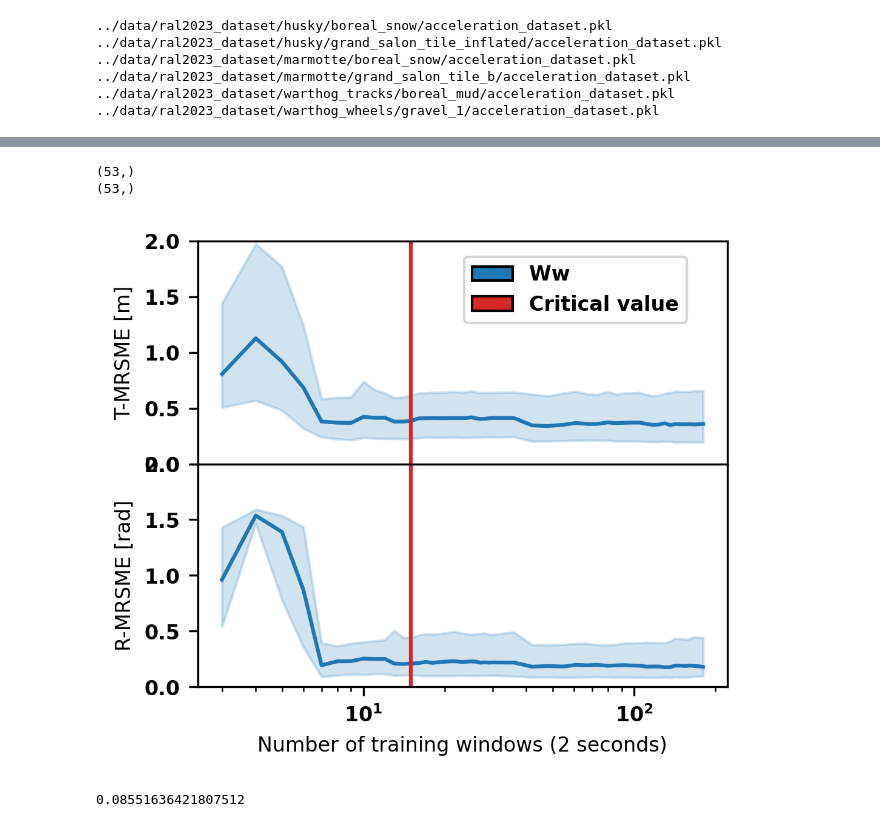
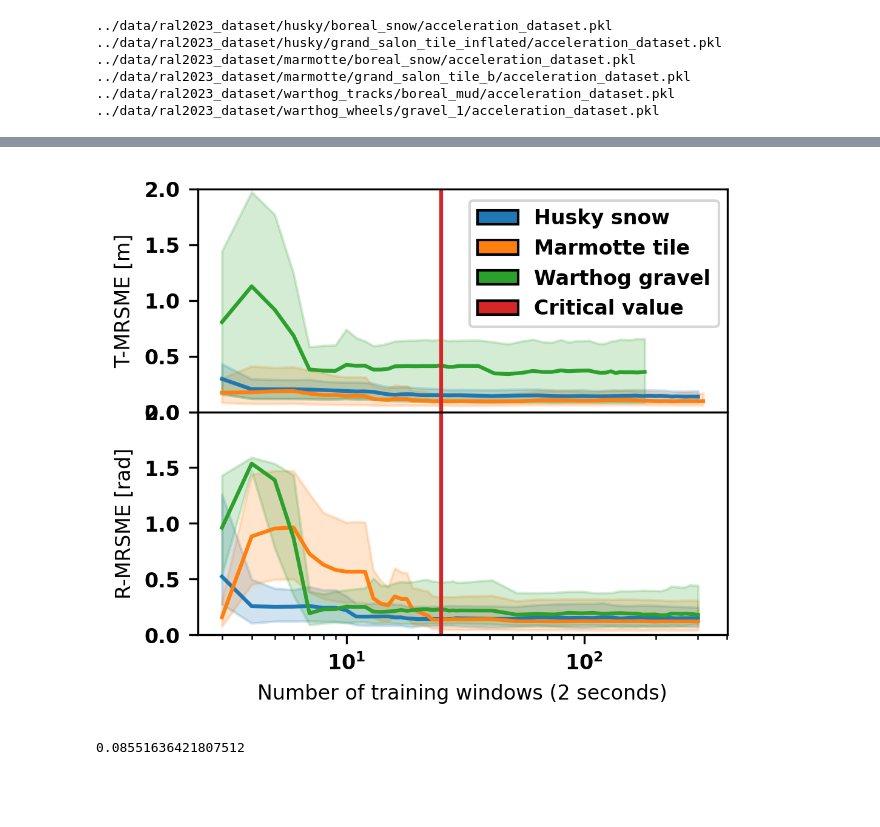
Before and after one commit to norlab-ulaval/norlab_WMRD, a Jupyter notebook: RAL2023/training_time_analysis.ipynb, the cells around one changed output, grey strips where cells are left out. Drawn from its saved outputs; the diff is of its cells as text; code cells hidden in the pictures; blank space fills up the shorter version.

Commit message:
now evaluating calib time vs accuracy for multiple robots

```diff
--- a/RAL2023/training_time_analysis.ipynb
+++ b/RAL2023/training_time_analysis.ipynb
@@ -523,23 +524,0 @@ Ww
-# %%
-n_trainings = len(blr_slip_prediction_errors_list_translational)
-
-translational_slip_prediction_medians = np.zeros(n_trainings)
-translational_slip_prediction_3q = np.zeros(n_trainings)
-translational_slip_prediction_1q = np.zeros(n_trainings)
-rotational_slip_prediction_medians = np.zeros(n_trainings)
-rotational_slip_prediction_3q = np.zeros(n_trainings)
-rotational_slip_prediction_1q = np.zeros(n_trainings)
-
-for i in range(0, n_trainings):
-    translational_slip_prediction_medians[i] = np.median(blr_slip_prediction_errors_list_translational[i])
-    translational_slip_prediction_3q[i] = np.quantile(blr_slip_prediction_errors_list_translational[i], 0.75)
-    translational_slip_prediction_1q[i] = np.quantile(blr_slip_prediction_errors_list_translational[i], 0.25)
-    rotational_slip_prediction_medians[i] = np.median(blr_slip_prediction_errors_list_rotational[i])
-    rotational_slip_prediction_3q[i] = np.quantile(blr_slip_prediction_errors_list_rotational[i], 0.75)
-    rotational_slip_prediction_1q[i] = np.quantile(blr_slip_prediction_errors_list_rotational[i], 0.25)
-
-print(x_linspace.shape)
-print(translational_slip_prediction_medians.shape)
-# %% [output]
-(53,)
-(53,)
@@ -554,7 +648,9 @@ fig, axs = plt.subplots(2, 1, dpi=300, gridspec_kw={'hspace': 0.0, 'wspace': 0.0
 fig.set_size_inches(width, height)
 fig.subplots_adjust(left=.14, bottom=0.13, right=.995, top=.995)
 
-warthog_wheels_color = 'C0'
+husky_snow_color = 'C0'
+marmotte_tile_color = 'C1'
+warthog_wheels_color = 'C2'
 
 quartile_alpha = 0.2
 
@@ -562,42 +658,52 @@ quartile_alpha = 0.2
 
 translational_ymin = 0
 translational_ymax = 2.0
 rotational_ymin = 0
 rotational_ymax = 2.0
 
-axs[0].plot(x_linspace, translational_slip_prediction_medians, color=warthog_wheels_color)
-axs[0].fill_between(x_linspace, translational_slip_prediction_3q, translational_slip_prediction_1q, color=warthog_wheels_color, alpha=quartile_alpha)
+axs[0].plot(x_linspace_husky_snow, translational_slip_prediction_medians_husky_snow, color=husky_snow_color)
+axs[0].fill_between(x_linspace_husky_snow, translational_slip_prediction_3q_husky_snow, translational_slip_prediction_1q_husky_snow, color=husky_snow_color, alpha=quartile_alpha)
+axs[0].plot(x_linspace_marmotte_tile, translational_slip_prediction_medians_marmotte_tile, color=marmotte_tile_color)
+axs[0].fill_between(x_linspace_marmotte_tile, translational_slip_prediction_3q_marmotte_tile, translational_slip_prediction_1q_marmotte_tile, color=marmotte_tile_color, alpha=quartile_alpha)
+axs[0].plot(x_linspace_warthog_wheels_gravel, translational_slip_prediction_medians_warthog_wheels_gravel, color=warthog_wheels_color)
+axs[0].fill_between(x_linspace_warthog_wheels_gravel, translational_slip_prediction_3q_warthog_wheels_gravel, translational_slip_prediction_1q_husky_snow, color=warthog_wheels_color, alpha=quartile_alpha)
 
-axs[1].plot(x_linspace, rotational_slip_prediction_medians, color=warthog_wheels_color)
-axs[1].fill_between(x_linspace, rotational_slip_prediction_3q, rotational_slip_prediction_1q, color=warthog_wheels_color, alpha=quartile_alpha)
+axs[1].plot(x_linspace_husky_snow, rotational_slip_prediction_medians_husky_snow, color=husky_snow_color)
+axs[1].fill_between(x_linspace_husky_snow, rotational_slip_prediction_3q_husky_snow, rotational_slip_prediction_1q_husky_snow, color=husky_snow_color, alpha=quartile_alpha)
+axs[1].plot(x_linspace_husky_snow, rotational_slip_prediction_medians_marmotte_tile, color=marmotte_tile_color)
+axs[1].fill_between(x_linspace_husky_snow, rotational_slip_prediction_3q_marmotte_tile, rotational_slip_prediction_1q_marmotte_tile, color=marmotte_tile_color, alpha=quartile_alpha)
+axs[1].plot(x_linspace_husky_snow, rotational_slip_prediction_medians_warthog_wheels_gravel, color=warthog_wheels_color)
+axs[1].fill_between(x_linspace_husky_snow, rotational_slip_prediction_3q_warthog_wheels_gravel, rotational_slip_prediction_1q_warthog_wheels_gravel, color=warthog_wheels_color, alpha=quartile_alpha)
 
-critical_num_windows = 15
+critical_num_windows = 25
 critical_num_color = 'C3'
 axs[0].vlines(critical_num_windows, translational_ymin, translational_ymax, color=critical_num_color)
 axs[1].vlines(critical_num_windows, rotational_ymin, rotational_ymax, color=critical_num_color)
 
 axs[0].set_ylim(translational_ymin, translational_ymax)
 axs[1].set_ylim(rotational_ymin, rotational_ymax)
 axs[0].set_ylabel('T-MRSME [m]')
 axs[1].set_xlabel('Number of training windows (2 seconds)')
 axs[1].set_ylabel('R-MRSME [rad]')
 
 axs[0].set_xscale('log')
 axs[1].set_xscale('log')
 # axs[0].set_yscale('log')
 # axs[1].set_yscale('log')
 
 # legend
-legend_elements = [Rectangle((0,0), width=5, height=3, facecolor=warthog_wheels_color, label='Ww', linestyle='solid', edgecolor='k'),
+legend_elements = [Rectangle((0,0), width=5, height=3, facecolor=husky_snow_color, label='Husky snow', linestyle='solid', edgecolor='k'),
+                   Rectangle((0,0), width=5, height=3, facecolor=marmotte_tile_color, label='Marmotte tile', linestyle='solid', edgecolor='k'),
+                   Rectangle((0,0), width=5, height=3, facecolor=warthog_wheels_color, label='Warthog gravel', linestyle='solid', edgecolor='k'),
                    Rectangle((0,0), width=5, height=3, facecolor=critical_num_color, label='Critical value', linestyle='solid', edgecolor='k')]
                   #  Rectangle((0,0), width=5, height=3, facecolor=blr_slip_acceleration_box_color, label='Slip acceleration BLR', linestyle='solid', edgecolor='k'),
                   # Rectangle((0,0), width=5, height=3, facecolor=gp_slip_box_color, label='Slip GP', linestyle='solid', edgecolor='k')]
 
-fig.legend(handles=legend_elements, loc='center', ncol=1, bbox_to_anchor=(0.75,0.9))
+fig.legend(handles=legend_elements, loc='center', ncol=1, bbox_to_anchor=(0.78,0.85))
 
-plt.savefig('figs/training_windows_vs_accuracy.jpg')
+plt.savefig('figs/training_windows_vs_accuracy.pdf')
 # %% [output]
-[figure, old version]
+[figure, new version]
 # %%
 print(np.min(translational_slip_prediction_1q))
 # %% [output]
```
Also changed, not shown: parts of 3 cells of this notebook, 3 other files.
